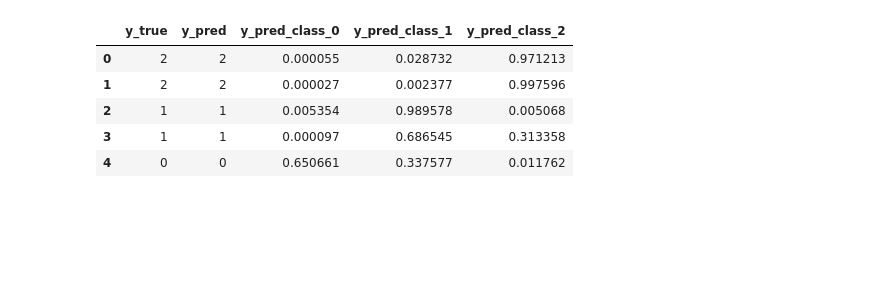
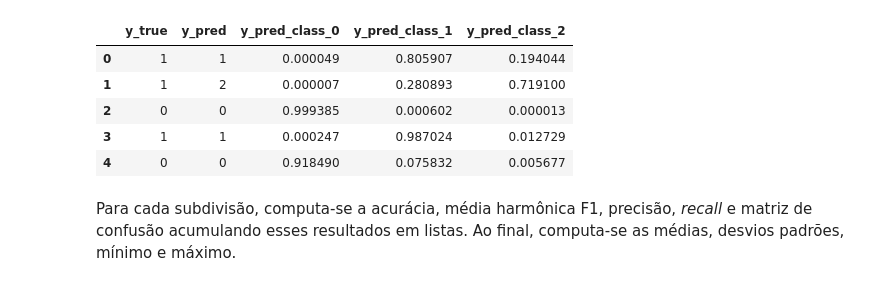
Before and after one commit to intel-comp-saude-ufes/2024-1-P1-classificador-cancer-de-pulmao, a Jupyter notebook: notebooks/project.ipynb, the cells around one changed output. Saved outputs shown, nothing was run; the diff lists cells and outputs as text; code cells hidden in the pictures; blank space fills up the shorter version.

Commit message:
feat: add results and analysis notebook

```diff
--- a/notebooks/project.ipynb
+++ b/notebooks/project.ipynb
@@ -20,11 +54,13 @@ matplotlib.rcParams.update({'font.size': 15})
 # %%
-df = pd.read_csv("../data/resnet/predictions.csv")
-df.head()
+resnet50_test_folds = [pd.read_csv(f"../data/resnet50_fold_{i}/test_inference.csv") for i in range(5)]
+resnet50_test_folds[1].head()
 # %% [output]
 |  | y_true | y_pred | y_pred_class_0 | y_pred_class_1 | y_pred_class_2 |
-| 0 | 2 | 2 | 0.000055 | 0.028732 | 0.971213 |
-| 1 | 2 | 2 | 0.000027 | 0.002377 | 0.997596 |
-| 2 | 1 | 1 | 0.005354 | 0.989578 | 0.005068 |
-| 3 | 1 | 1 | 0.000097 | 0.686545 | 0.313358 |
-| 4 | 0 | 0 | 0.650661 | 0.337577 | 0.011762 |
+| 0 | 1 | 1 | 0.000049 | 0.805907 | 0.194044 |
+| 1 | 1 | 2 | 0.000007 | 0.280893 | 0.719100 |
+| 2 | 0 | 0 | 0.999385 | 0.000602 | 0.000013 |
+| 3 | 1 | 1 | 0.000247 | 0.987024 | 0.012729 |
+| 4 | 0 | 0 | 0.918490 | 0.075832 | 0.005677 |
+# %% [markdown]
+Para cada subdivisão, computa-se a acurácia, média harmônica F1, precisão, *recall* e matriz de confusão acumulando esses resultados em listas. Ao final, computa-se as médias, desvios padrões, mínimo e máximo.
 # %%
```
Also changed, not shown: parts of 19 cells of this notebook, 6 other files.
